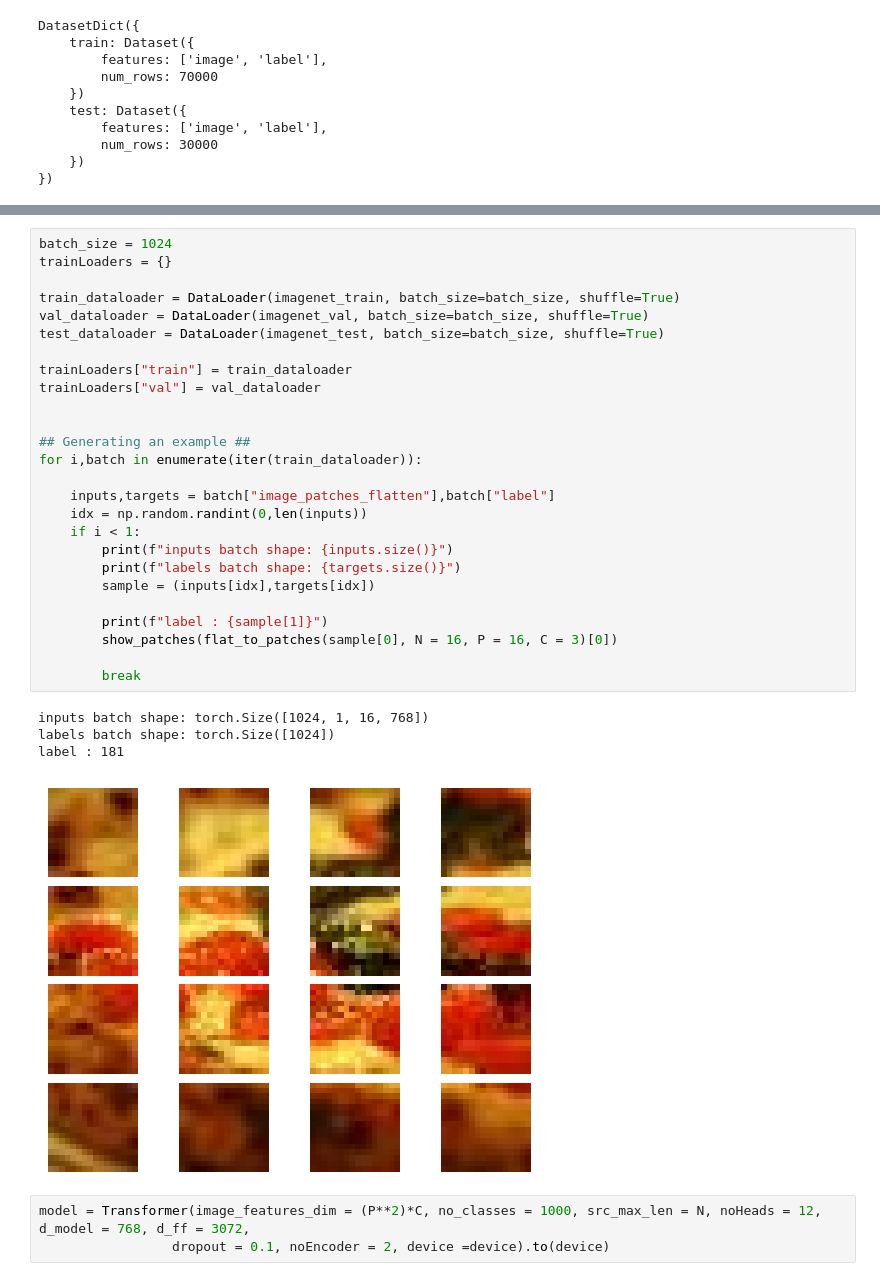
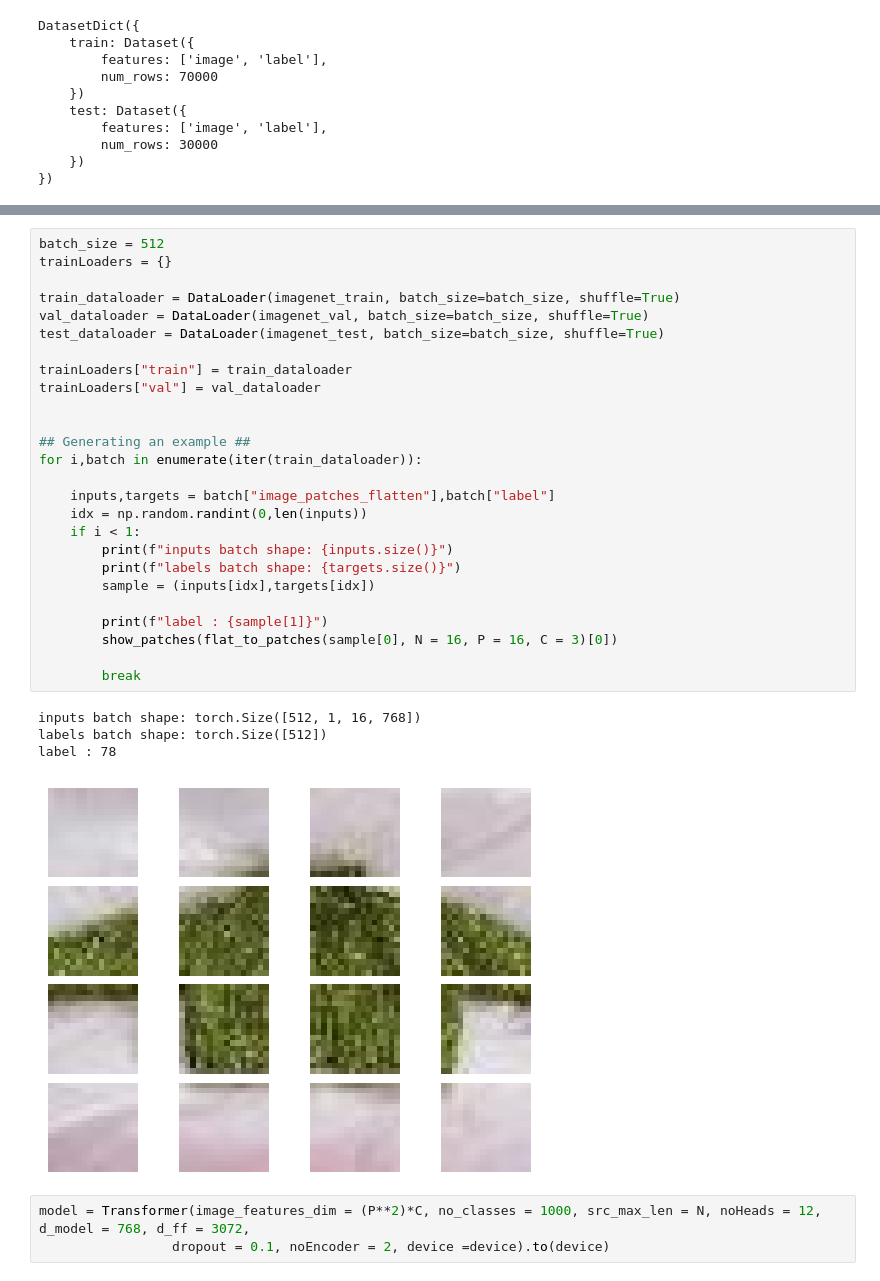
Before and after one commit to imessam/ViT-Vision-Transformer, a Jupyter notebook: ViT (Vision Transformer).ipynb, the cells around one changed output, grey strips where cells are left out. Drawn from its saved outputs; the diff is of its cells as text.

```diff
--- a/ViT (Vision Transformer).ipynb
+++ b/ViT (Vision Transformer).ipynb
@@ -145,35 +146,35 @@ show_patches(flat_to_patches(imagenet_test[50]["image_patches_flatten"], N = 16,
 [figure]
 # %%
-batch_size = 1024
+batch_size = 512
 trainLoaders = {}
 
 train_dataloader = DataLoader(imagenet_train, batch_size=batch_size, shuffle=True)
 val_dataloader = DataLoader(imagenet_val, batch_size=batch_size, shuffle=True)
 test_dataloader = DataLoader(imagenet_test, batch_size=batch_size, shuffle=True)
 
 trainLoaders["train"] = train_dataloader
 trainLoaders["val"] = val_dataloader
 
 
 ## Generating an example ##
 for i,batch in enumerate(iter(train_dataloader)):
 
     inputs,targets = batch["image_patches_flatten"],batch["label"]
     idx = np.random.randint(0,len(inputs))
     if i < 1:
         print(f"inputs batch shape: {inputs.size()}")
         print(f"labels batch shape: {targets.size()}")
         sample = (inputs[idx],targets[idx])
 
         print(f"label : {sample[1]}")
         show_patches(flat_to_patches(sample[0], N = 16, P = 16, C = 3)[0])
 
         break
 # %% [output]
-inputs batch shape: torch.Size([1024, 1, 16, 768])
-labels batch shape: torch.Size([1024])
-label : 181
+inputs batch shape: torch.Size([512, 1, 16, 768])
+labels batch shape: torch.Size([512])
+label : 78
-[figure, old version]
+[figure, new version]
 # %%
 model = Transformer(image_features_dim = (P**2)*C, no_classes = 1000, src_max_len = N, noHeads = 12, d_model = 768, d_ff = 3072,
                  dropout = 0.1, noEncoder = 2, device =device).to(device)
```
Also changed, not shown: parts of 12 cells of this notebook, 1 other file.
